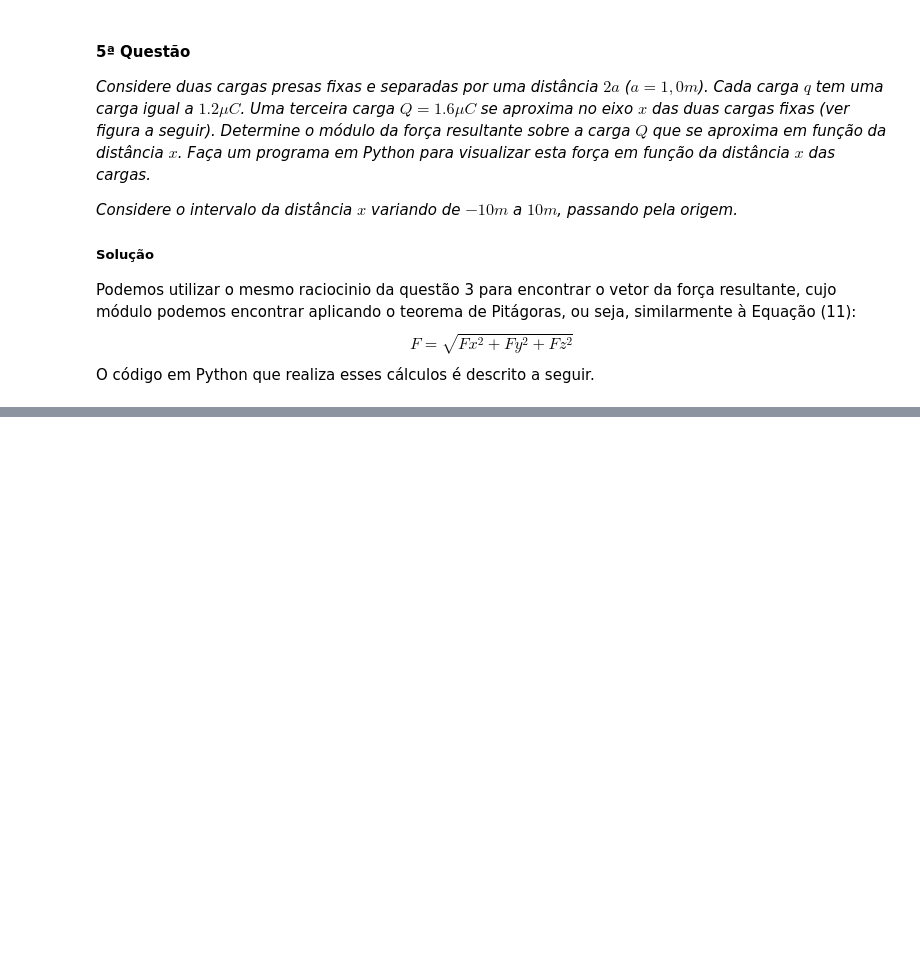
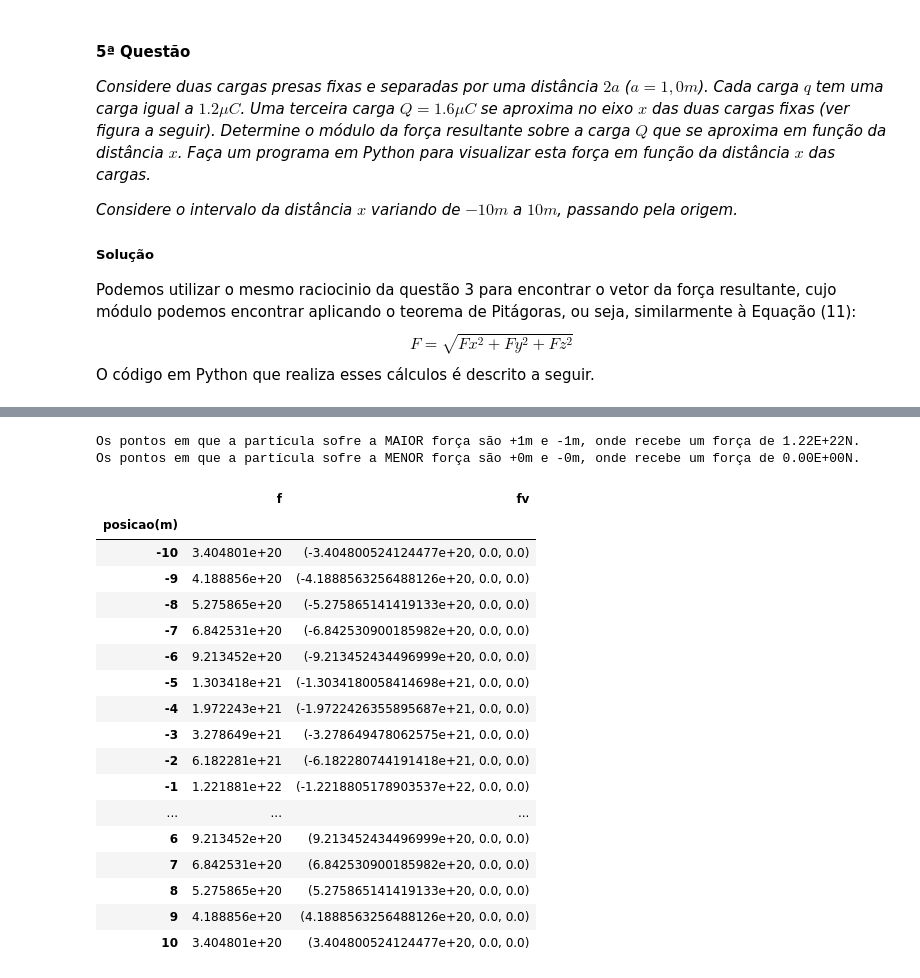
Before and after one commit to samicoluiz/physics_project, a Jupyter notebook: campo_eletrico.ipynb, the cells around one changed output, grey strips where cells are left out. Saved outputs shown, nothing was run; the diff lists cells and outputs as text; code cells hidden in the pictures; blank space fills up the shorter version.

```diff
--- a/campo_eletrico.ipynb
+++ b/campo_eletrico.ipynb
@@ -355,0 +380,32 @@ print(F5)
+# %%
+print(f'Os pontos em que a partícula sofre a MAIOR força são +{sorted(forcas)[-1][-1]}m e -{sorted(forcas)[-1][-1]}m, \
+onde recebe um força de {sorted(forcas)[-1][0]:.2E}N.')
+print(f'Os pontos em que a partícula sofre a MENOR força são +{sorted(forcas)[0][-1]}m e -{sorted(forcas)[0][-1]}m, \
+onde recebe um força de {sorted(forcas)[0][0]:.2E}N.')
+# %% [output]
+Os pontos em que a partícula sofre a MAIOR força são +1m e -1m, onde recebe um força de 1.22E+22N.
+Os pontos em que a partícula sofre a MENOR força são +0m e -0m, onde recebe um força de 0.00E+00N.
+# %%
+# Gerando um dataframe com a biblioteca pandas
+tabelaf = pd.DataFrame(forcas, columns=['f', 'fv', 'posicao(m)'])
+tabelaf.set_index(['posicao(m)'], drop=True, inplace=True)
+tabelaf
+# %% [output]
+|  | f | fv |
+| posicao(m) |  |  |
+| -10 | 3.404801e+20 | (-3.404800524124477e+20, 0.0, 0.0) |
+| -9 | 4.188856e+20 | (-4.1888563256488126e+20, 0.0, 0.0) |
+| -8 | 5.275865e+20 | (-5.275865141419133e+20, 0.0, 0.0) |
+| -7 | 6.842531e+20 | (-6.842530900185982e+20, 0.0, 0.0) |
+| -6 | 9.213452e+20 | (-9.213452434496999e+20, 0.0, 0.0) |
+| -5 | 1.303418e+21 | (-1.3034180058414698e+21, 0.0, 0.0) |
+| -4 | 1.972243e+21 | (-1.9722426355895687e+21, 0.0, 0.0) |
+| -3 | 3.278649e+21 | (-3.278649478062575e+21, 0.0, 0.0) |
+| -2 | 6.182281e+21 | (-6.182280744191418e+21, 0.0, 0.0) |
+| -1 | 1.221881e+22 | (-1.2218805178903537e+22, 0.0, 0.0) |
+| ... | ... | ... |
+| 6 | 9.213452e+20 | (9.213452434496999e+20, 0.0, 0.0) |
+| 7 | 6.842531e+20 | (6.842530900185982e+20, 0.0, 0.0) |
+| 8 | 5.275865e+20 | (5.275865141419133e+20, 0.0, 0.0) |
+| 9 | 4.188856e+20 | (4.1888563256488126e+20, 0.0, 0.0) |
+| 10 | 3.404801e+20 | (3.404800524124477e+20, 0.0, 0.0) |
```
Also changed, not shown: parts of 6 cells of this notebook, 1 other file.
